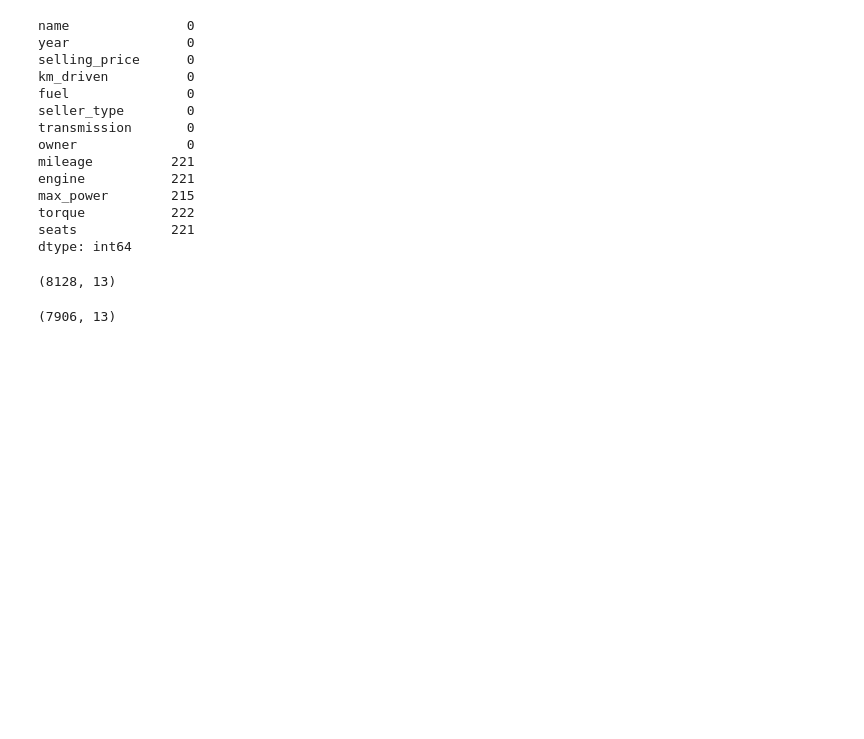
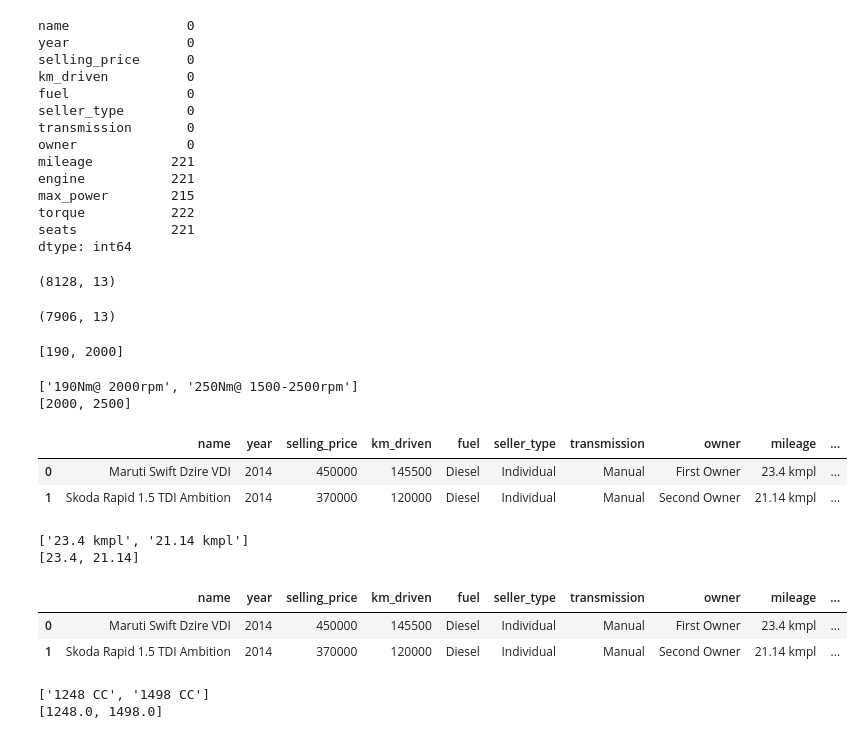
Before and after one commit to gbolahanolumade/CAR-SELLING-PRICE-HEROKU-, a Jupyter notebook: Untitled.ipynb, the cells around one changed output. Drawn from its saved outputs; the diff is of its cells as text; code cells hidden in the pictures; blank space fills up the shorter version.

```diff
--- a/Untitled.ipynb
+++ b/Untitled.ipynb
@@ -69,3 +69,83 @@ df.shape
 (7906, 13)
 # %%
 import re
+# %%
+res = '190Nm@ 2,000rpm' .replace(".","")
+res = res.replace(",","")
+a = [int(s) for s in re.findall(r'\d+', res)]
+a
+# %% [output]
+[190, 2000]
+# %%
+torque_list = df['torque'].to_list()
+# torque_list[:2]
+torque_rpm = []
+def extractingRPM(x):
+  for item in x:
+    res = item.replace(".", "")
+    res = res.replace(",", "")
+    temp = [int(s) for s in re.findall(r'\d+', res)]
+    torque_rpm.append(max(temp))
+
+extractingRPM(torque_list)
+print(torque_list[:2])
+print(torque_rpm[:2])
+# %% [output]
+['190Nm@ 2000rpm', '250Nm@ 1500-2500rpm']
+[2000, 2500]
+# %%
+df['torque_rpm'] = torque_rpm
+
+df.head(2)
+# %% [output]
+|  | name | year | selling_price | km_driven | fuel | seller_type | transmission | owner | mileage | ... |
+| 0 | Maruti Swift Dzire VDI | 2014 | 450000 | 145500 | Diesel | Individual | Manual | First Owner | 23.4 kmpl | ... |
+| 1 | Skoda Rapid 1.5 TDI Ambition | 2014 | 370000 | 120000 | Diesel | Individual | Manual | Second Owner | 21.14 kmpl | ... |
+# %%
+mil_list = df['mileage'].to_list()
+# torque_list[:2]
+mil_kmpl = []
+def extractingmil(x):
+  for item in x:
+    temp = []
+    try:
+      for s in item.split(" "):
+        temp.append(float(s))
+    except:
+      pass
+    mil_kmpl.append(max(temp))
+
+extractingmil(mil_list)
+print(mil_list[:2])
+print(mil_kmpl[:2])
+# %% [output]
+['23.4 kmpl', '21.14 kmpl']
+[23.4, 21.14]
+# %%
+df['mil_kmpl'] = mil_kmpl
+
+df.head(2)
+# %% [output]
+|  | name | year | selling_price | km_driven | fuel | seller_type | transmission | owner | mileage | ... |
+| 0 | Maruti Swift Dzire VDI | 2014 | 450000 | 145500 | Diesel | Individual | Manual | First Owner | 23.4 kmpl | ... |
+| 1 | Skoda Rapid 1.5 TDI Ambition | 2014 | 370000 | 120000 | Diesel | Individual | Manual | Second Owner | 21.14 kmpl | ... |
+# %%
+engine_list = df['engine'].to_list()
+# torque_list[:2]
+engine_cc = []
+def extractingEngine(x):
+  for item in x:
+    temp = []
+    try:
+      for s in item.split(" "):
+        temp.append(float(s))
+    except:
+      pass
+    engine_cc.append(max(temp))
+
+extractingEngine(engine_list)
+print(engine_list[:2])
+print(engine_cc[:2])
+# %% [output]
+['1248 CC', '1498 CC']
+[1248.0, 1498.0]
```
Also changed, not shown: parts of 15 cells of this notebook.
